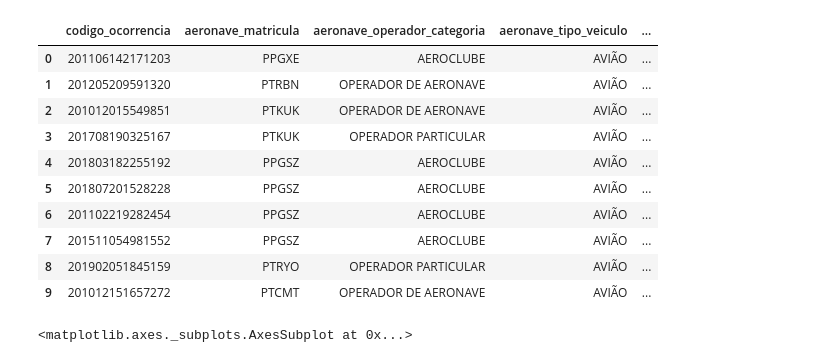
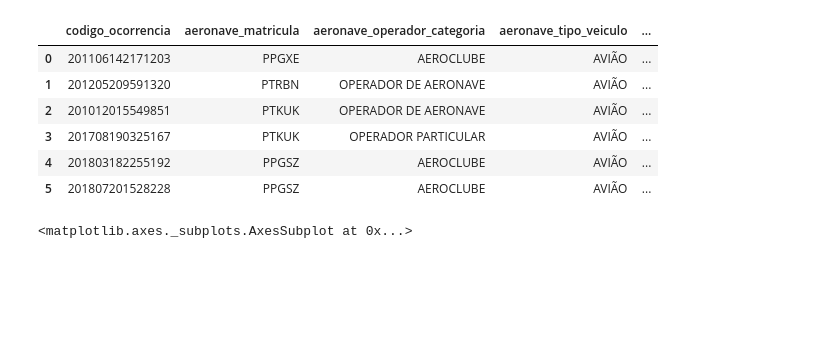
Before and after one commit to Rafael-93/Atividades-em-aula, a Jupyter notebook: Tabela_de_aeronaves.ipynb, the cells around one changed output. Cells and saved outputs as stored; diff of their text form; code cells hidden in the pictures; blank space fills up the shorter version.

```diff
--- a/Tabela_de_aeronaves.ipynb
+++ b/Tabela_de_aeronaves.ipynb
@@ -4,19 +4,15 @@
 import pandas as pd
 # %%
 df = pd.read_csv('anv.csv', sep = '~')
-df.head(10)
+df.head(6)
 # %% [output]
 |  | codigo_ocorrencia | aeronave_matricula | aeronave_operador_categoria | aeronave_tipo_veiculo | ... |
 | 0 | 201106142171203 | PPGXE | AEROCLUBE | AVIÃO | ... |
 | 1 | 201205209591320 | PTRBN | OPERADOR DE AERONAVE | AVIÃO | ... |
 | 2 | 201012015549851 | PTKUK | OPERADOR DE AERONAVE | AVIÃO | ... |
 | 3 | 201708190325167 | PTKUK | OPERADOR PARTICULAR | AVIÃO | ... |
 | 4 | 201803182255192 | PPGSZ | AEROCLUBE | AVIÃO | ... |
 | 5 | 201807201528228 | PPGSZ | AEROCLUBE | AVIÃO | ... |
-| 6 | 201102219282454 | PPGSZ | AEROCLUBE | AVIÃO | ... |
-| 7 | 201511054981552 | PPGSZ | AEROCLUBE | AVIÃO | ... |
-| 8 | 201902051845159 | PTRYO | OPERADOR PARTICULAR | AVIÃO | ... |
-| 9 | 201012151657272 | PTCMT | OPERADOR DE AERONAVE | AVIÃO | ... |
 # %%
 df.aeronave_nivel_dano.value_counts().plot.pie()
 # %% [output]
```
Also changed, not shown: parts of 1 cell of this notebook.
